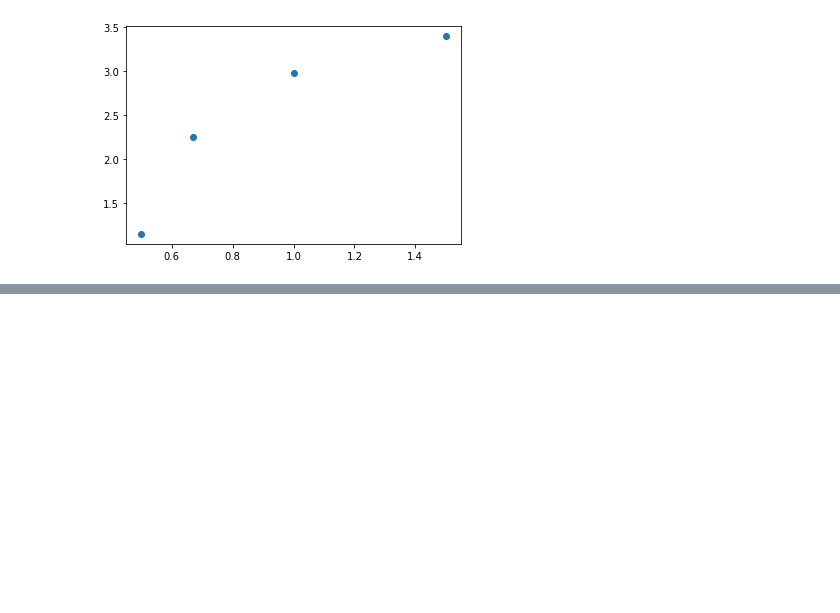
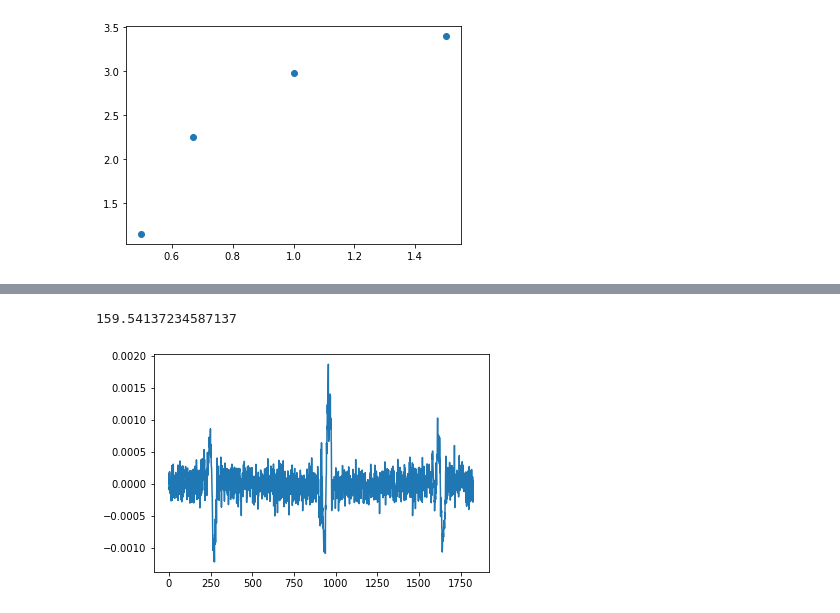
Before and after one commit to ideasrule/sparta, a Jupyter notebook: Analyze spectra.ipynb, the cells around one changed output, grey strips where cells are left out. Saved outputs shown, nothing was run; the diff lists cells and outputs as text; code cells hidden in the pictures; blank space fills up the shorter version.

```diff
--- a/Analyze spectra.ipynb
+++ b/Analyze spectra.ipynb
@@ -273,0 +292,6 @@ plt.scatter(fluxes, depths)
+# %%
+plt.plot(r.fluxlike["residuals"][index])
+print(1e6*np.std(r.fluxlike["residuals"][2,500:750]))
+# %% [output]
+159.54137234587137
+[figure, added]
```
Also changed, not shown: parts of 12 cells of this notebook, 1 other file.
